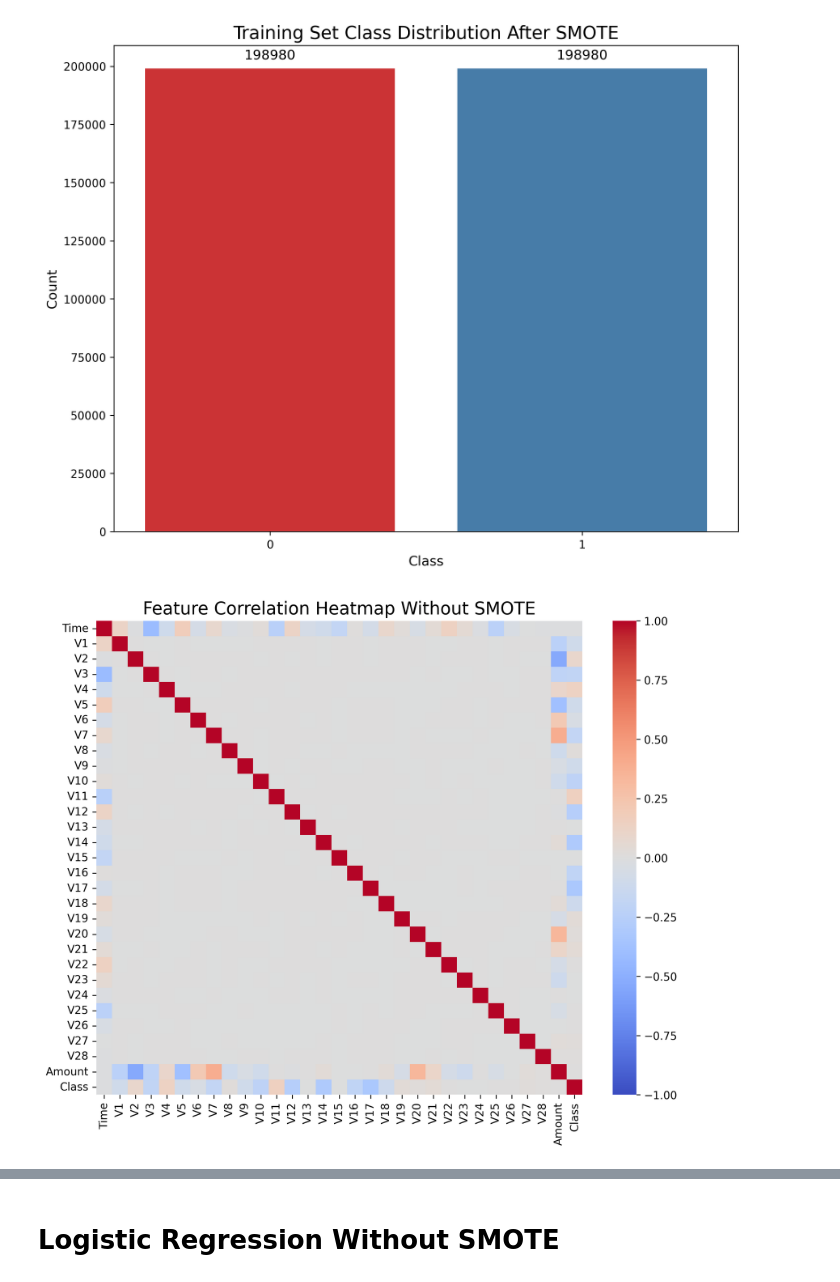
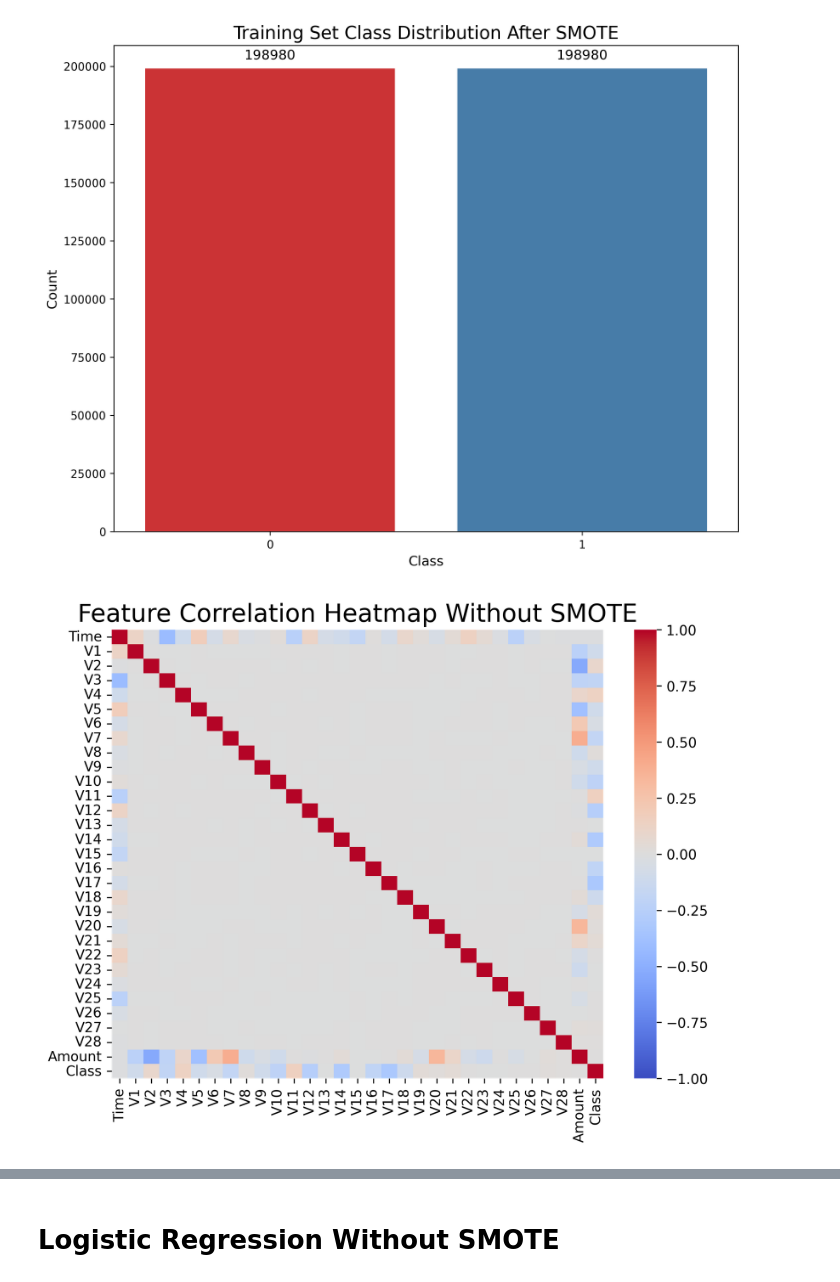
Before and after one commit to fengyuanshen/DS542_Final, a Jupyter notebook: Final_Project.ipynb, the cells around one changed output, grey strips where cells are left out. Cells and saved outputs as stored; diff of their text form; code cells hidden in the pictures.

```diff
--- a/Final_Project.ipynb
+++ b/Final_Project.ipynb
@@ -275,11 +283,11 @@ plt.show()
 [figure]
 # %%
 correlation_matrix = data.corr()
-plt.figure(figsize=(10, 8), dpi=300)
+plt.figure(figsize=(8, 6), dpi=300)
 sns.heatmap(correlation_matrix, cmap='coolwarm', annot=False, vmin=-1, vmax=1)
-plt.title('Feature Correlation Heatmap Without SMOTE', fontsize=16)
+plt.title('Feature Correlation Heatmap Without SMOTE', fontsize=18)
 plt.show()
 # %% [output]
-[figure, old version]
+[figure, new version]
 # %%
 correlation_matrix = train_resampled.corr()
```
Also changed, not shown: parts of 9 cells of this notebook.
